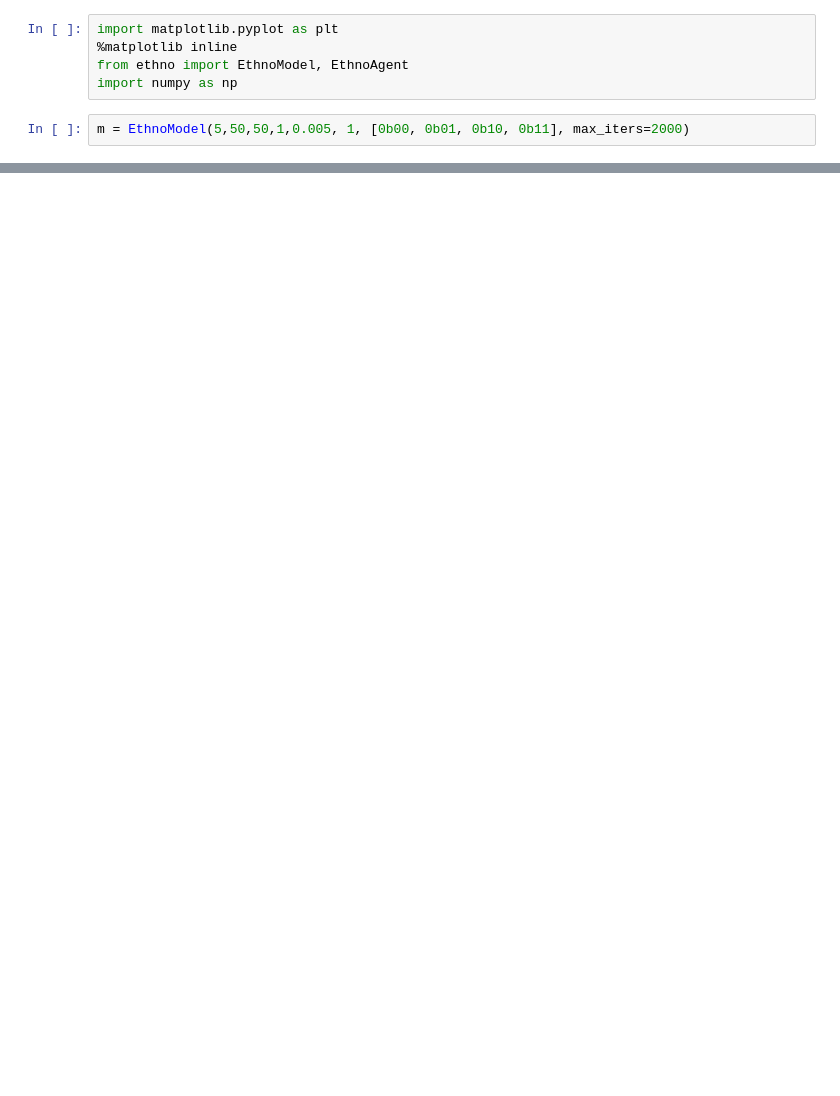
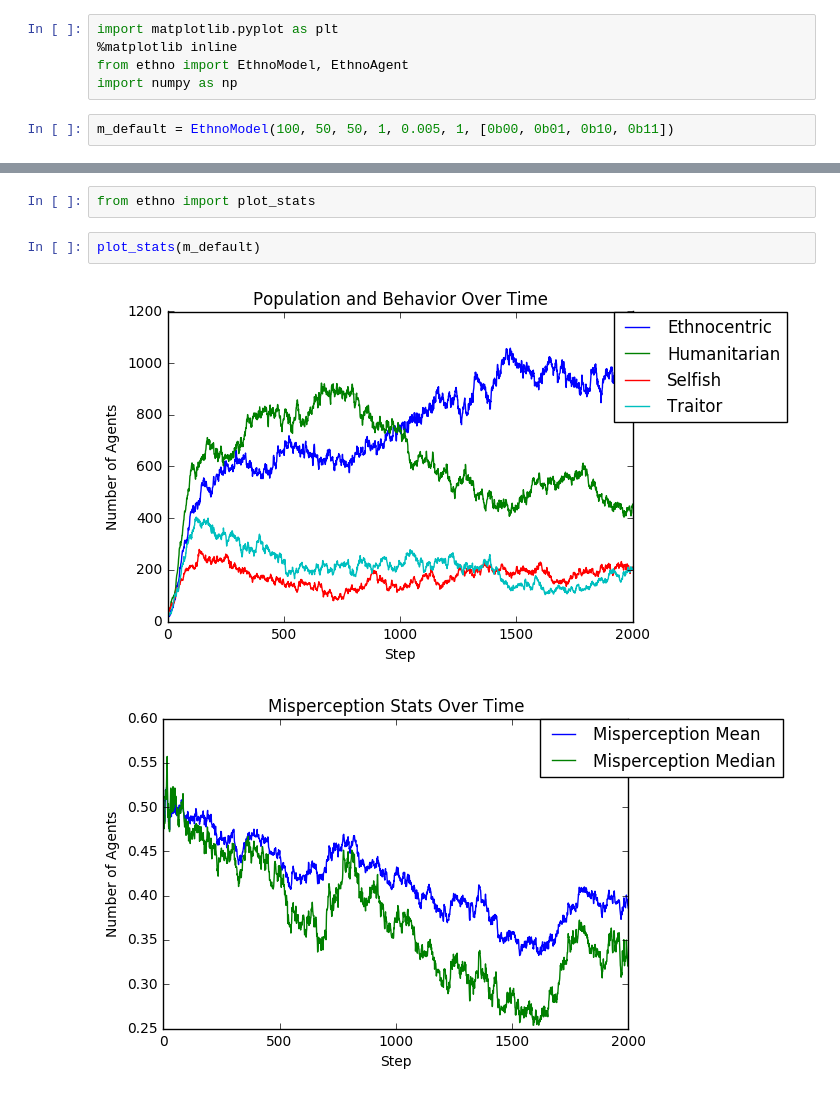
Before and after one commit to kailevy/EthnoModel, a Jupyter notebook: code/ethno_testing.ipynb, the cells around one changed output, grey strips where cells are left out. Drawn from its saved outputs; the diff is of its cells as text; blank space fills up the shorter version.

```diff
--- a/code/ethno_testing.ipynb
+++ b/code/ethno_testing.ipynb
@@ -4,4 +4,4 @@ import matplotlib.pyplot as plt
 from ethno import EthnoModel, EthnoAgent
 import numpy as np
 # %%
-m = EthnoModel(5,50,50,1,0.005, 1, [0b00, 0b01, 0b10, 0b11], max_iters=2000)
+m_default = EthnoModel(100, 50, 50, 1, 0.005, 1, [0b00, 0b01, 0b10, 0b11])
@@ -7,0 +31,7 @@ m = EthnoModel(5,50,50,1,0.005, 1, [0b00, 0b01, 0b10, 0b11], max_iters=2000)
+# %%
+from ethno import plot_stats
+# %%
+plot_stats(m_default)
+# %% [output]
+[figure, added]
+[figure, added]
```
Also changed, not shown: parts of 18 cells of this notebook, 1 other file.
